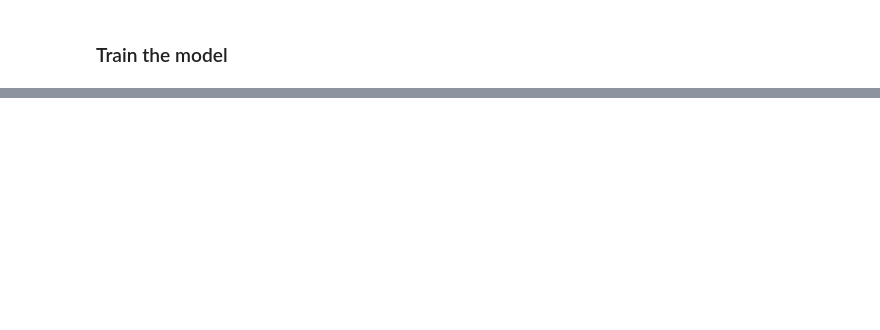
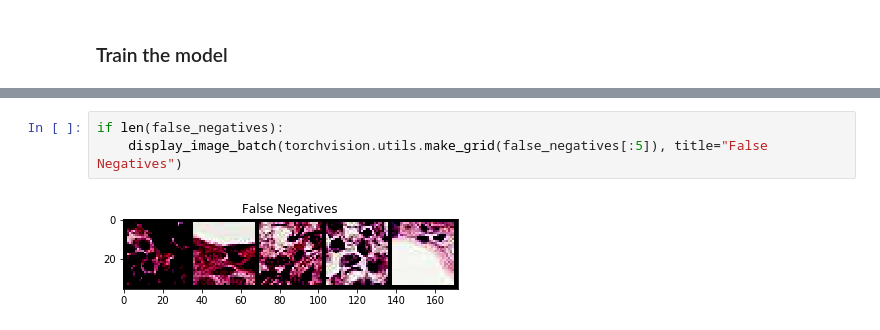
Before and after one commit to mcclaized/ecbm6040_kaggle, a Jupyter notebook: KaggleCompetition.ipynb, the cells around one changed output, grey strips where cells are left out. Drawn from its saved outputs; the diff is of its cells as text; blank space fills up the shorter version.

```diff
--- a/KaggleCompetition.ipynb
+++ b/KaggleCompetition.ipynb
@@ -92,0 +196,5 @@ Epoch 0/9
+# %%
+if len(false_negatives):
+    display_image_batch(torchvision.utils.make_grid(false_negatives[:5]), title="False Negatives")
+# %% [output]
+[figure, added]
```
Also changed, not shown: parts of 43 cells of this notebook, 3 other files.
